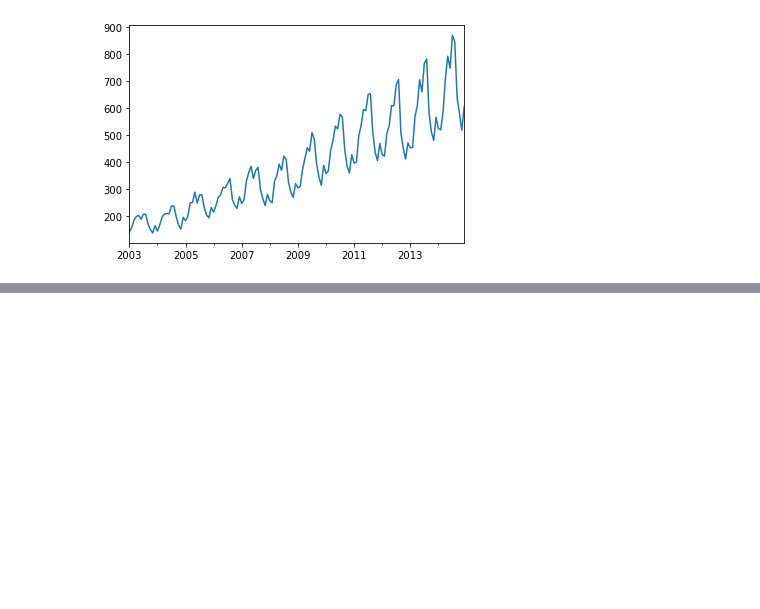
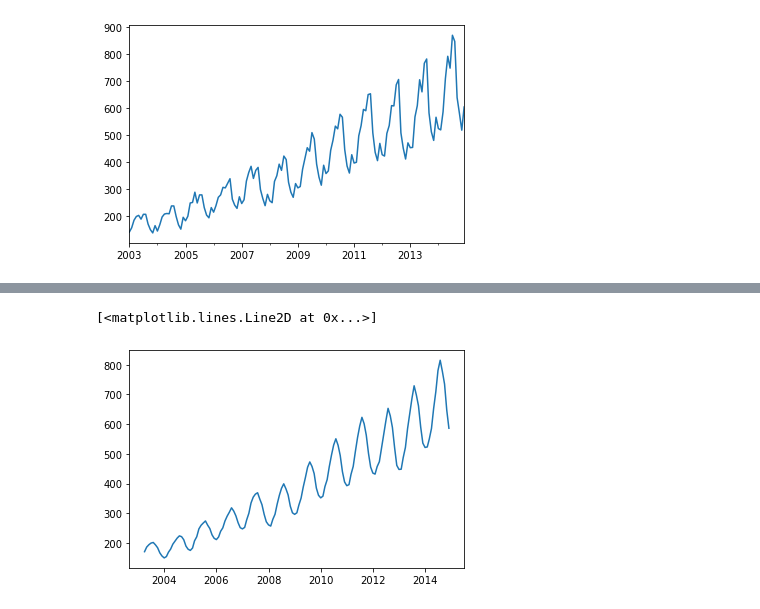
Before and after one commit to FazlullahBokhari/AI.workspace, a Jupyter notebook: Time Series.ipynb, the cells around one changed output, grey strips where cells are left out. Drawn from its saved outputs; the diff is of its cells as text; code cells hidden in the pictures; blank space fills up the shorter version.

```diff
--- a/Time Series.ipynb
+++ b/Time Series.ipynb
@@ -256,0 +319,5 @@ decompose.plot();
+# %%
+plt.plot(ts_sales.rolling(window=4).mean())
+# %% [output]
+[<matplotlib.lines.Line2D at 0x...>]
+[figure, added]
```
Also changed, not shown: parts of 29 cells of this notebook.
